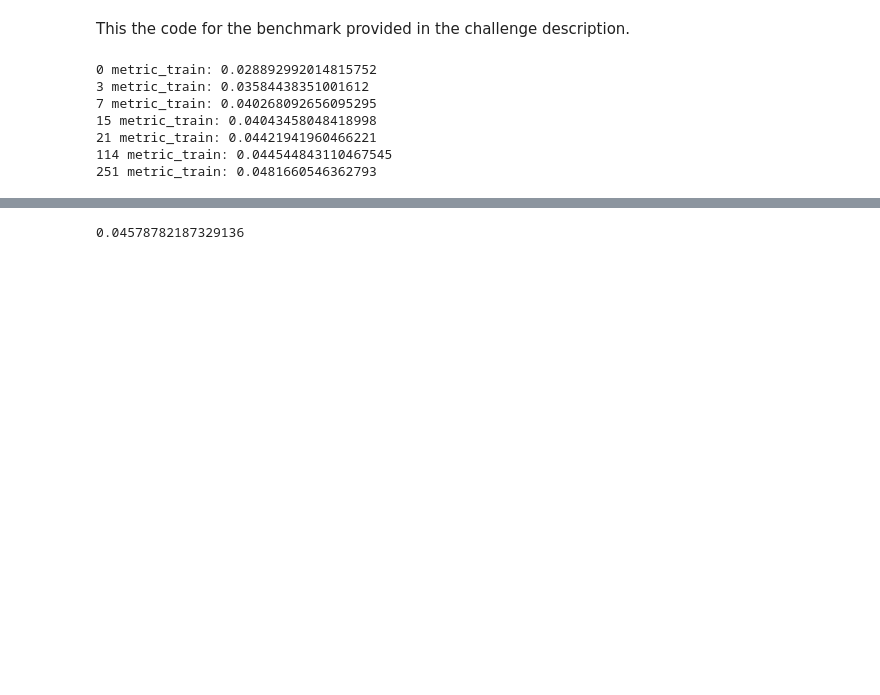
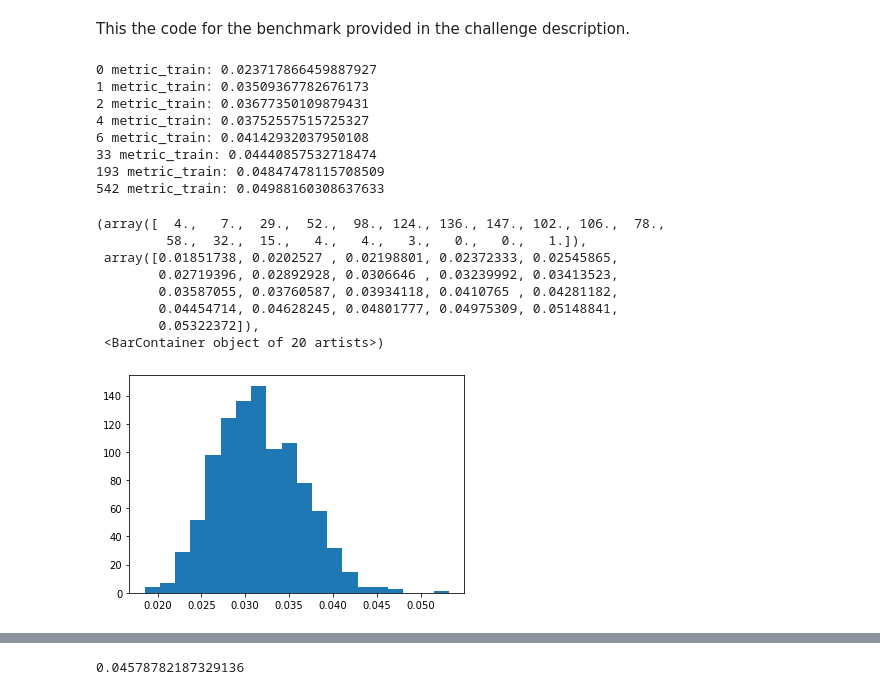
Before and after one commit to BenSnow6/Quant-challenge, a Jupyter notebook: ENS_QRT22_V1/ENS_QRT22_V1.ipynb, the cells around one changed output, grey strips where cells are left out. Saved outputs shown, nothing was run; the diff lists cells and outputs as text; code cells hidden in the pictures; blank space fills up the shorter version.

```diff
--- a/ENS_QRT22_V1/ENS_QRT22_V1.ipynb
+++ b/ENS_QRT22_V1/ENS_QRT22_V1.ipynb
@@ -267,6 +268,7 @@ This the code for the benchmark provided in the challenge description.
 # %%
 Niter = 1000
 maxMetric = -1
+calculatedMetricsPurerandom = []
 
 np.random.seed(1234)
 
@@ -274,13 +276,14 @@ for iteration in range(Niter):
 
     # Generate a uniform random Stiefel matric A and fit beta with minimal mean square prediction error on the training data set
 
-    A, M = randomA()
+    # A, M = randomA() ## Generate a completely random orthonormal matrix
     A = myRandom()
     beta = fitBeta(A)
 
     # compute the metric on the training set and keep the best result
 
     m = metric_train(A, beta)
+    calculatedMetricsPurerandom.append(m)
 
     if m > maxMetric:
         print(iteration, 'metric_train:', m)
@@ -289,10 +292,24 @@ for iteration in range(Niter):
         A_QRT = A
         beta_QRT = beta
 # %% [output]
-0 metric_train: 0.028892992014815752
-3 metric_train: 0.03584438351001612
-7 metric_train: 0.040268092656095295
-15 metric_train: 0.04043458048418998
-21 metric_train: 0.04421941960466221
-114 metric_train: 0.044544843110467545
-251 metric_train: 0.0481660546362793
+0 metric_train: 0.023717866459887927
+1 metric_train: 0.03509367782676173
+2 metric_train: 0.03677350109879431
+4 metric_train: 0.03752557515725327
+6 metric_train: 0.04142932037950108
+33 metric_train: 0.04440857532718474
+193 metric_train: 0.04847478115708509
+542 metric_train: 0.04988160308637633
+# %%
+x_myRandom = np.array(calculatedMetrics)
+plt.hist(x_myRandom, bins = 20)
+# %% [output]
+(array([  4.,   7.,  29.,  52.,  98., 124., 136., 147., 102., 106.,  78.,
+         58.,  32.,  15.,   4.,   4.,   3.,   0.,   0.,   1.]),
+ array([0.01851738, 0.0202527 , 0.02198801, 0.02372333, 0.02545865,
+        0.02719396, 0.02892928, 0.0306646 , 0.03239992, 0.03413523,
+        0.03587055, 0.03760587, 0.03934118, 0.0410765 , 0.04281182,
+        0.04454714, 0.04628245, 0.04801777, 0.04975309, 0.05148841,
+        0.05322372]),
+ <BarContainer object of 20 artists>)
+[figure, added]
```
Also changed, not shown: parts of 30 cells of this notebook, 2 other files.
